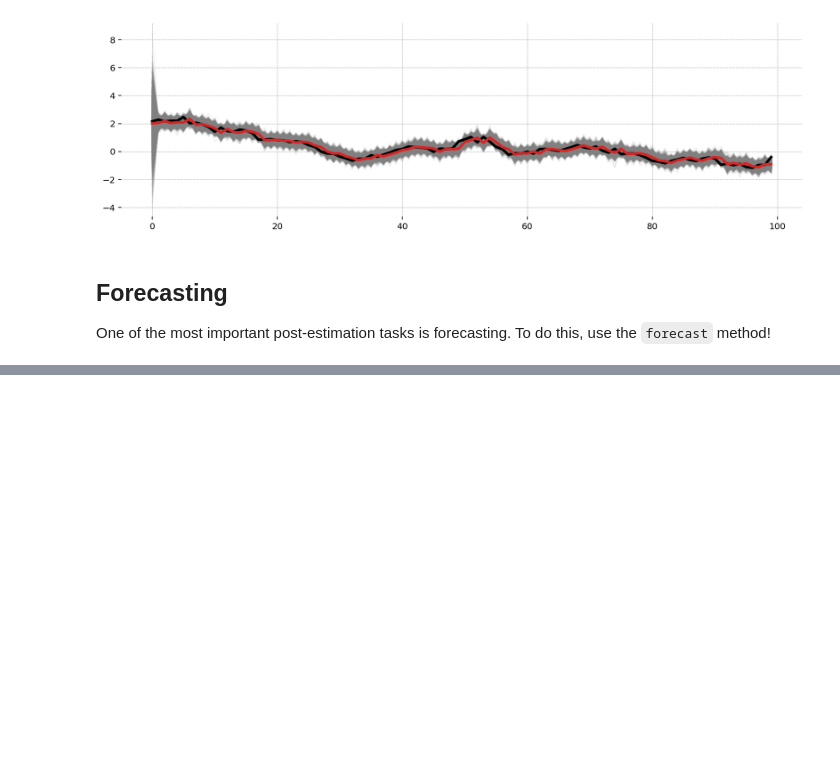
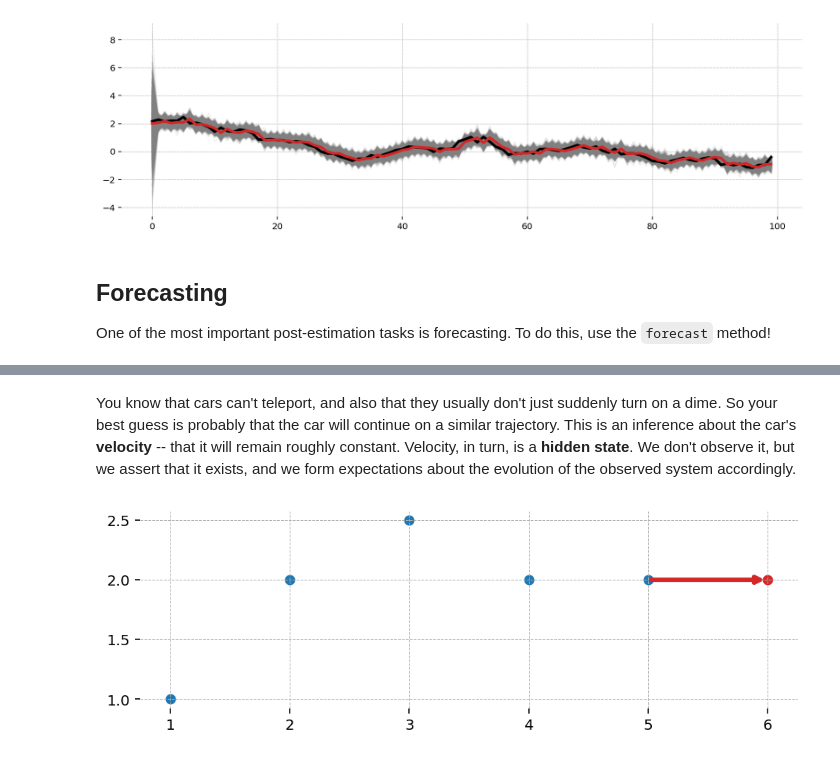
Before and after one commit to AlexAndorra/pydata-berlin-statespace-models, a Jupyter notebook: notebooks/introduction_to_statespace.ipynb, the cells around one changed output, grey strips where cells are left out. Cells and saved outputs as stored; diff of their text form; code cells hidden in the pictures; blank space fills up the shorter version.

```diff
--- a/notebooks/introduction_to_statespace.ipynb
+++ b/notebooks/introduction_to_statespace.ipynb
@@ -584,0 +627,19 @@ plt.show()
+# %% [markdown]
+You know that cars can't teleport, and also that they usually don't just suddenly turn on a dime. So your best guess is probably that the car will continue on a similar trajectory. This is an inference about the car's **velocity** -- that it will remain roughly constant. Velocity, in turn, is a **hidden state**. We don't observe it, but we assert that it exists, and we form expectations about the evolution of the observed system accordingly.
+# %%
+from itertools import pairwise
+fig, ax = plt.subplots(figsize=(8, 8), dpi=144, subplot_kw={'aspect':'equal'})
+car_data = np.array([[1., 1.],
+                     [2., 2.],
+                     [3., 2.5],
+                     [4., 2.],
+                     [5., 2.],
+                     [6., 2.]])
+
+ax.scatter(*car_data[:-1, :].T)
+ax.scatter(*car_data[-1, :].T, c='tab:red')
+
+ax.annotate('', xy=[6., 2.], xytext=[5., 2], arrowprops={'arrowstyle':'->', 'color':'tab:red', 'lw':3})
+plt.show()
+# %% [output]
+[figure, added]
```
Also changed, not shown: parts of 20 cells of this notebook.
